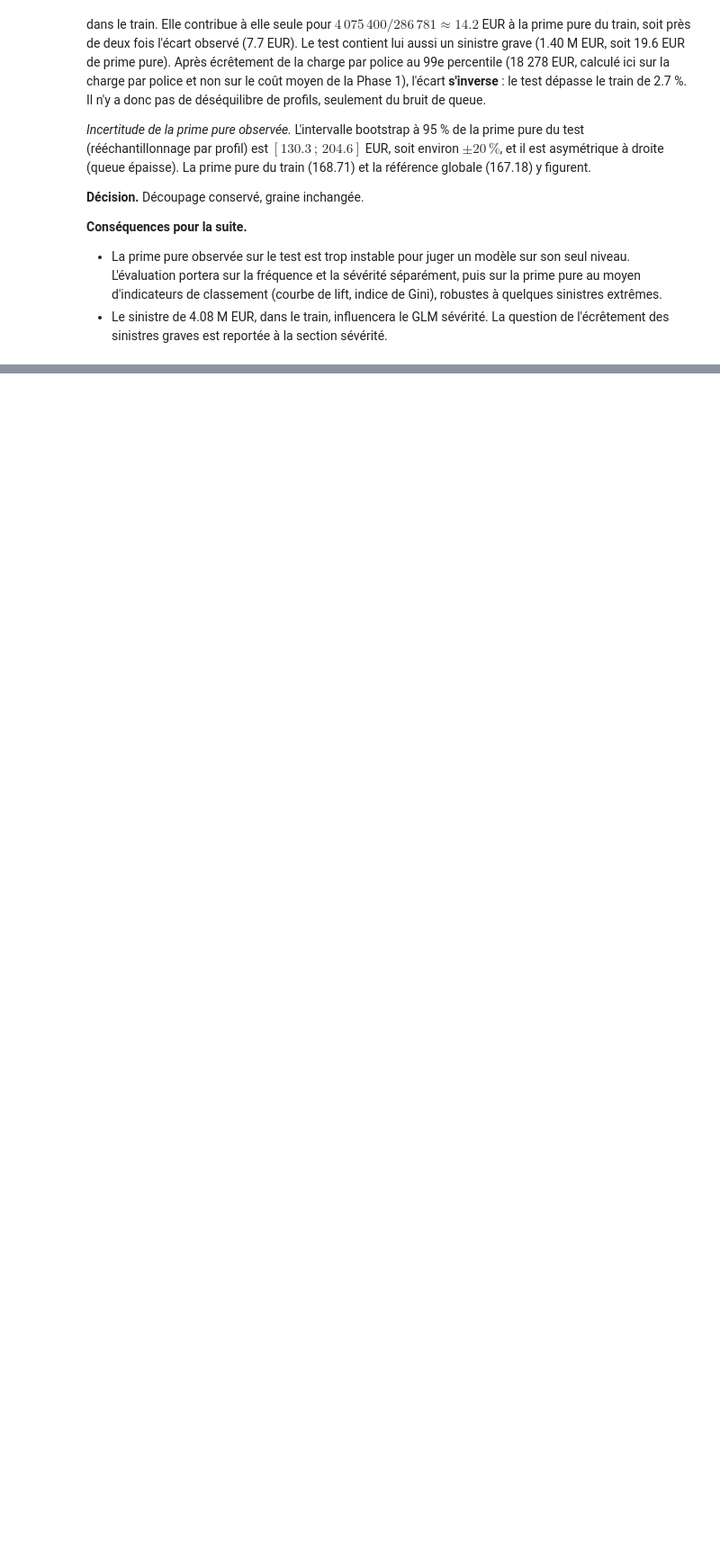
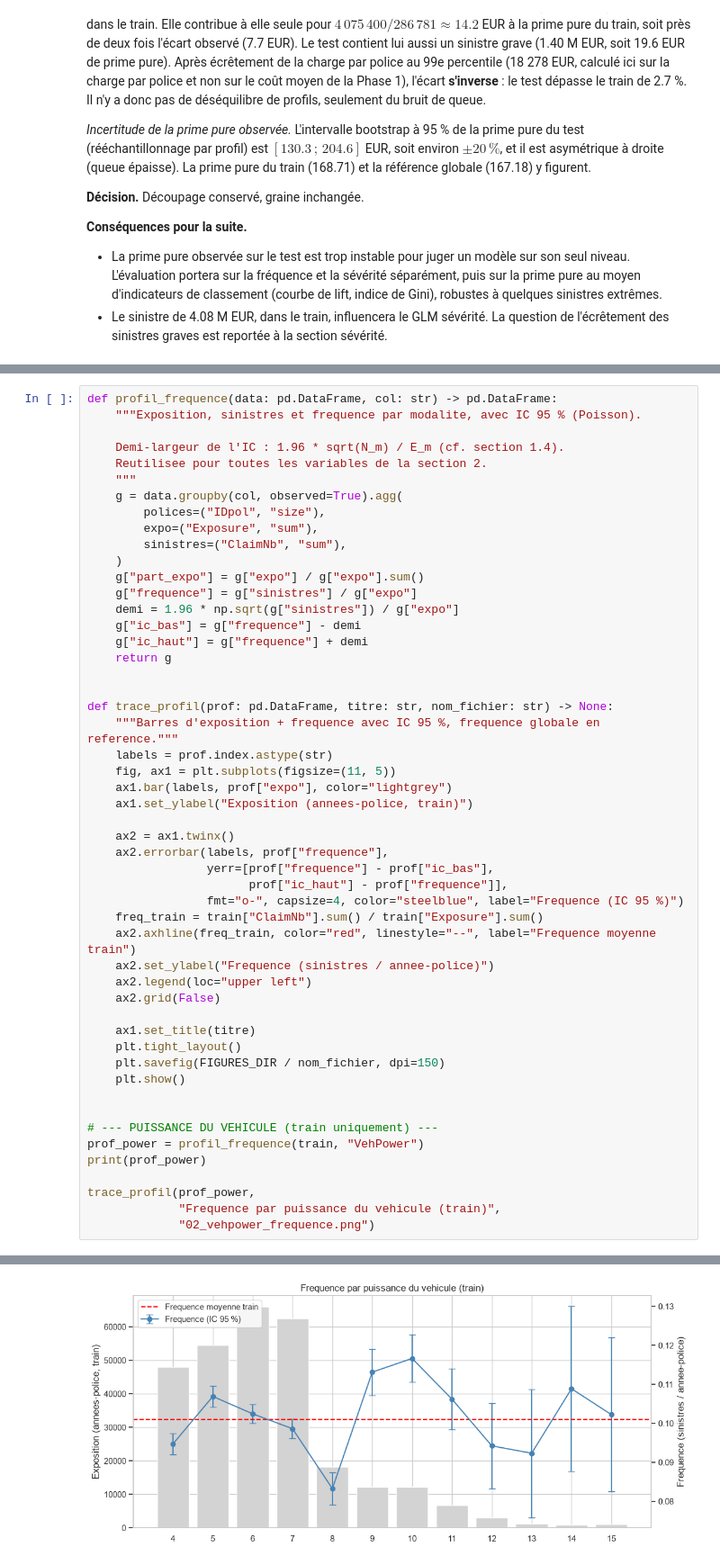
Before and after one commit to STORM227-cyber/moteur-tarification-iard, a Jupyter notebook: notebooks/02_glm.ipynb, the cells around one changed output, grey strips where cells are left out. Shown at 90% size. Saved outputs shown, nothing was run; the diff lists cells and outputs as text; blank space fills up the shorter version.

Commit message:
feat(glm): GLM fréquence Poisson, arbitrage de forme du bonus-malus, diagnostics (équilibre, dispersion, actual vs expected)

```diff
--- a/notebooks/02_glm.ipynb
+++ b/notebooks/02_glm.ipynb
@@ -639,0 +684,52 @@ du train (168.71) et la référence globale (167.18) y figurent.
+# %%
+def profil_frequence(data: pd.DataFrame, col: str) -> pd.DataFrame:
+    """Exposition, sinistres et frequence par modalite, avec IC 95 % (Poisson).
+
+    Demi-largeur de l'IC : 1.96 * sqrt(N_m) / E_m (cf. section 1.4).
+    Reutilisee pour toutes les variables de la section 2.
+    """
+    g = data.groupby(col, observed=True).agg(
+        polices=("IDpol", "size"),
+        expo=("Exposure", "sum"),
+        sinistres=("ClaimNb", "sum"),
+    )
+    g["part_expo"] = g["expo"] / g["expo"].sum()
+    g["frequence"] = g["sinistres"] / g["expo"]
+    demi = 1.96 * np.sqrt(g["sinistres"]) / g["expo"]
+    g["ic_bas"] = g["frequence"] - demi
+    g["ic_haut"] = g["frequence"] + demi
+    return g
+
+
+def trace_profil(prof: pd.DataFrame, titre: str, nom_fichier: str) -> None:
+    """Barres d'exposition + frequence avec IC 95 %, frequence globale en reference."""
+    labels = prof.index.astype(str)
+    fig, ax1 = plt.subplots(figsize=(11, 5))
+    ax1.bar(labels, prof["expo"], color="lightgrey")
+    ax1.set_ylabel("Exposition (annees-police, train)")
+
+    ax2 = ax1.twinx()
+    ax2.errorbar(labels, prof["frequence"],
+                 yerr=[prof["frequence"] - prof["ic_bas"],
+                       prof["ic_haut"] - prof["frequence"]],
+                 fmt="o-", capsize=4, color="steelblue", label="Frequence (IC 95 %)")
+    freq_train = train["ClaimNb"].sum() / train["Exposure"].sum()
+    ax2.axhline(freq_train, color="red", linestyle="--", label="Frequence moyenne train")
+    ax2.set_ylabel("Frequence (sinistres / annee-police)")
+    ax2.legend(loc="upper left")
+    ax2.grid(False)
+
+    ax1.set_title(titre)
+    plt.tight_layout()
+    plt.savefig(FIGURES_DIR / nom_fichier, dpi=150)
+    plt.show()
+
+
+# --- PUISSANCE DU VEHICULE (train uniquement) ---
+prof_power = profil_frequence(train, "VehPower")
+print(prof_power)
+
+trace_profil(prof_power,
+             "Frequence par puissance du vehicule (train)",
+             "02_vehpower_frequence.png")
+# %% [output]
@@ -639,0 +753 @@ du train (168.71) et la référence globale (167.18) y figurent.
+[figure, added]
```
Also changed, not shown: parts of 41 cells of this notebook, 6 other files.
